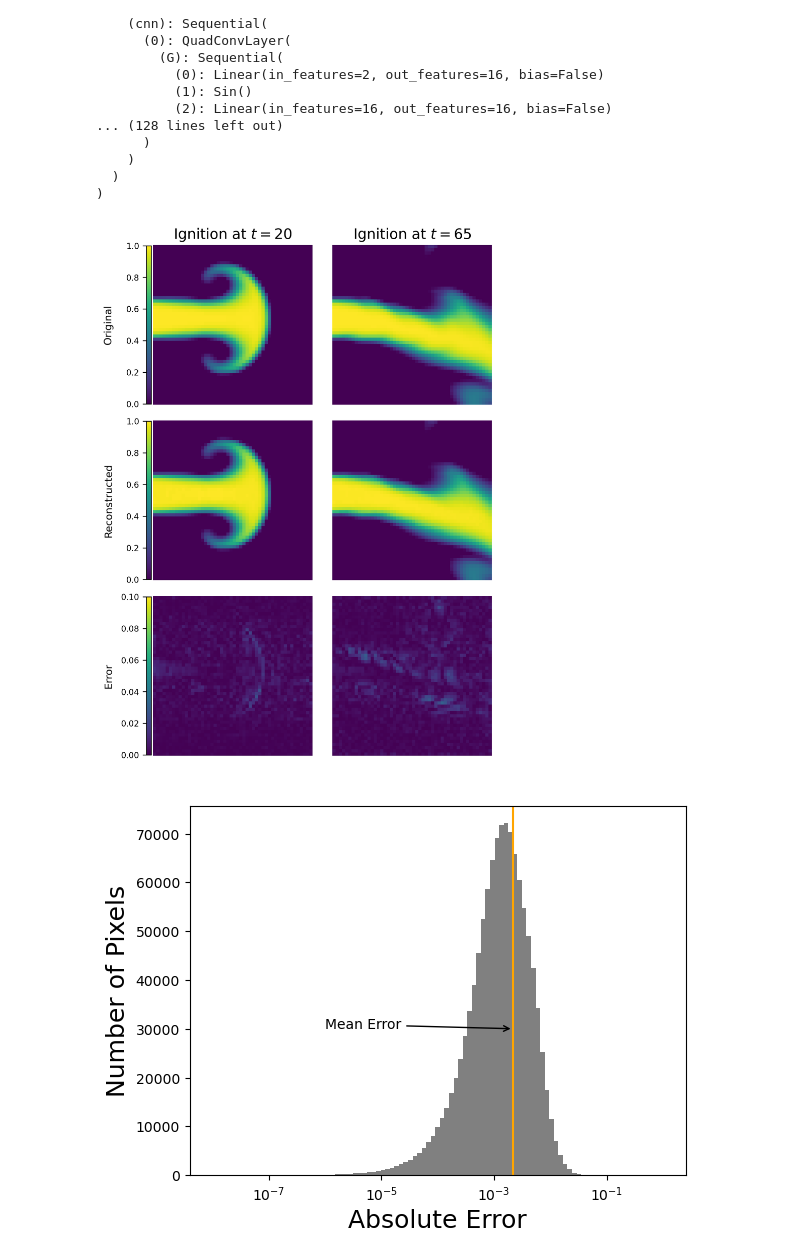
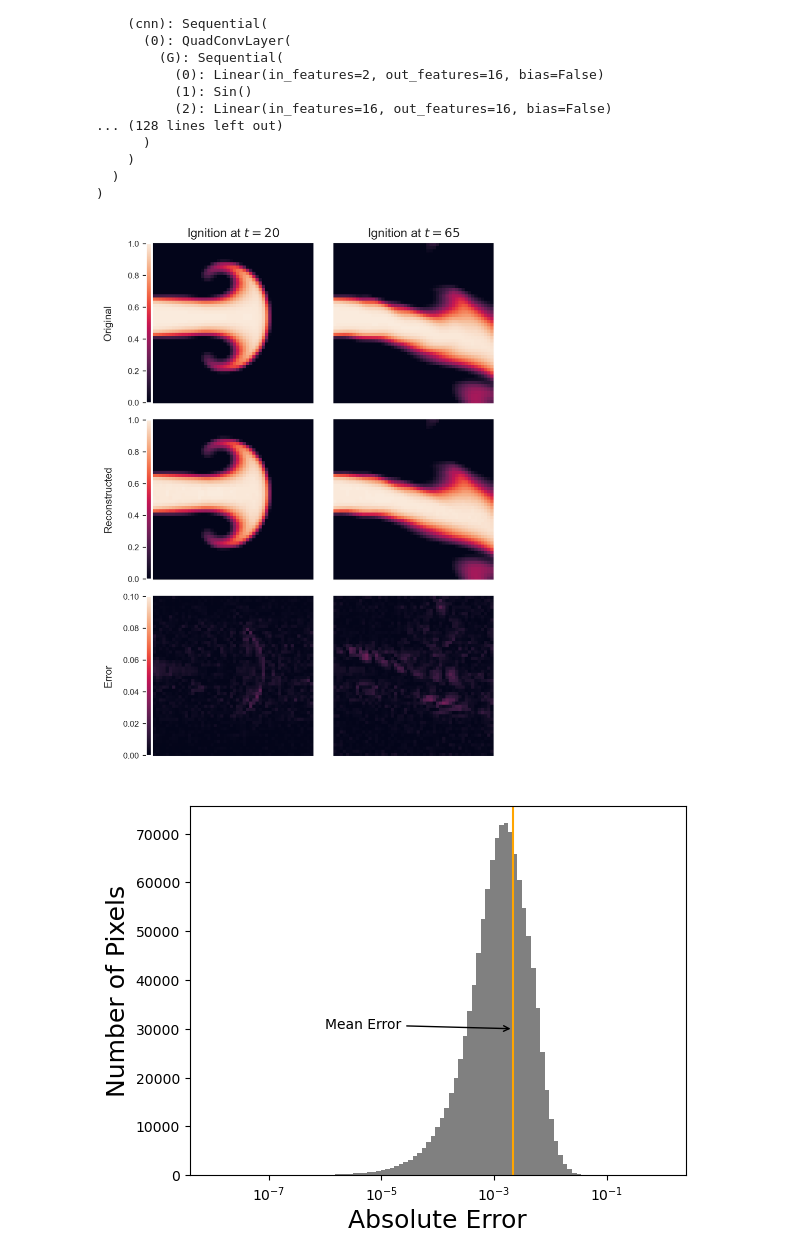
Before and after one commit to AlgorithmicDataReduction/PyTorch-QuadConv, a Jupyter notebook: notebooks/paper_figures_ignition_grid_qcnn.ipynb, the cells around one changed output. Drawn from its saved outputs; the diff is of its cells as text; code cells hidden in the pictures.

```diff
--- a/notebooks/paper_figures_ignition_grid_qcnn.ipynb
+++ b/notebooks/paper_figures_ignition_grid_qcnn.ipynb
@@ -13,6 +13,10 @@ from matplotlib.tri import Triangulation as triang
 # %%
 from core.autoencoder import AutoEncoder
 from core.structured_data import GridDataModule
+
+import seaborn
+
+seaborn.set_style("darkgrid")
 # %%
 #### Change the entries here to analyze a new model / dataset
 experiment_name = 'ignition_maxskip_qcnn'
@@ -81,6 +85,9 @@ min_disp = torch.min(dataset)
 
 max_disp = 1
 min_disp = 0
+
+my_map = seaborn.color_palette(palette='rocket', as_cmap=True)
+
 
 x = np.linspace(0,1,50)
 y = np.linspace(0,1,50)
@@ -129,40 +136,40 @@ pos = bbox.bounds
 ax_cb = fig.add_axes([pos[0] - 0.015, pos[1] + 0.001 , pos[2]*0.03, pos[3] - 0.002])
 plt.colorbar(map_it0, cax=ax_cb)
 ax_cb.yaxis.set_ticks_position('left')
 ax_cb.tick_params(labelsize = 8)
 
 bbox = axs[2].get_position()
 pos = bbox.bounds
 ax_cb = fig.add_axes([pos[0]- 0.015, pos[1] + 0.001, pos[2]*0.03, pos[3] - 0.002])
 plt.colorbar(map_it2, cax=ax_cb)
 ax_cb.yaxis.set_ticks_position('left')
 ax_cb.tick_params(labelsize = 8)
 
 bbox = axs[4].get_position()
 pos = bbox.bounds
 ax_cb = fig.add_axes([pos[0] - 0.015, pos[1] + 0.001, pos[2]*0.03, pos[3] - 0.002])
 plt.colorbar(map_it4, cax=ax_cb)
 ax_cb.yaxis.set_ticks_position('left')
 ax_cb.tick_params(labelsize = 8)
 
 
 
-axs[0].set_title(r'Ignition at $t=20$', fontsize=14)
+axs[0].set_title(r'Ignition at $t=20$')
 
-axs[1].set_title(r'Ignition at $t=65$', fontsize=14)
+axs[1].set_title(r'Ignition at $t=65$')
 
 
 axs[0].yaxis.set_label_coords(-0.25,0.5)
-axs[0].set_ylabel('Original', fontsize = 10)
+axs[0].set_ylabel('Original')
 axs[2].yaxis.set_label_coords(-0.25,0.5)
-axs[2].set_ylabel('Reconstructed', fontsize = 10)
+axs[2].set_ylabel('Reconstructed')
 axs[4].yaxis.set_label_coords(-0.25,0.5)
-axs[4].set_ylabel('Error', fontsize = 10)
+axs[4].set_ylabel('Error')
 
 
-fig.savefig(save_path / 'ignition_grid_viz_results.pdf', format='pdf')
+fig.savefig(save_path / 'ignition_grid_viz_results.pdf', format='pdf', bbox_inches='tight')
 # %% [output]
-[figure, old version]
+[figure, new version]
 # %%
 
 plt.hist(difference_norm.flatten(),bins=np.logspace(np.log10(1e-8),np.log10(1.0), 100), log=False, color='grey')
```
Also changed, not shown: parts of 2 cells of this notebook, 2 other files.
